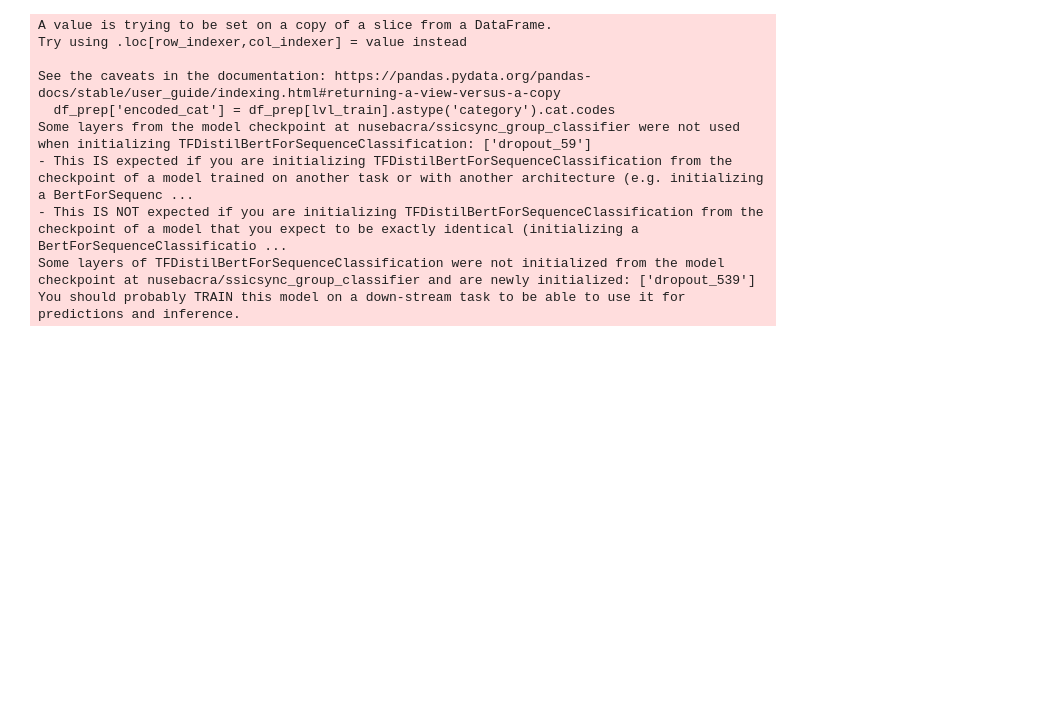
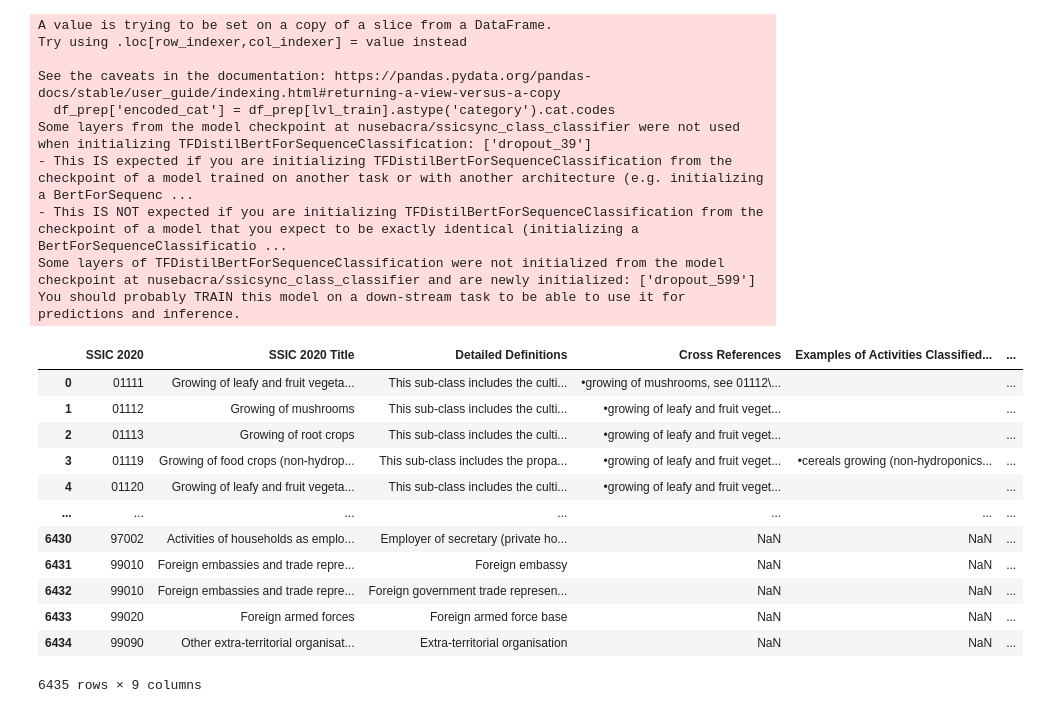
Before and after one commit to yorwel/ssicsync, a Jupyter notebook: 2. Model Load & Test.ipynb, the cells around one changed output. Drawn from its saved outputs; the diff is of its cells as text; code cells hidden in the pictures; blank space fills up the shorter version.

```diff
--- a/2. Model Load & Test.ipynb
+++ b/2. Model Load & Test.ipynb
@@ -12,7 +12,7 @@ import tensorflow as tf
 # 4. 'Class'
 # 5. 'Subclass'
 
-level = 'Group'
+level = 'Class'
 topn = 3
 ####################################################################################################
 
@@ -185,7 +185,7 @@ vdf = pd.read_excel(vdf_filepath, dtype = str)
 vdf = vdf.merge(list_df[['UEN', 'ssic_code', 'ssic_code2', 'Section', 'Division', 'Group', 'Class', 'Sub-class', 'Section2', 'Division2', 'Group2', 'Class2', 'Sub-class2']], left_on='UEN Number', right_on='UEN', how='left')
 
 # # Replace empty strings with NaN
-# vdf = vdf.replace('', pd.NA)
+vdf = vdf.replace('', None)
 # # Drop rows with any NaN values
 # vdf = vdf.dropna()
 
@@ -274,11 +274,27 @@ Try using .loc[row_indexer,col_indexer] = value instead
 
 See the caveats in the documentation: https://pandas.pydata.org/pandas-docs/stable/user_guide/indexing.html#returning-a-view-versus-a-copy
   df_prep['encoded_cat'] = df_prep[lvl_train].astype('category').cat.codes
-Some layers from the model checkpoint at nusebacra/ssicsync_group_classifier were not used when initializing TFDistilBertForSequenceClassification: ['dropout_59']
+Some layers from the model checkpoint at nusebacra/ssicsync_class_classifier were not used when initializing TFDistilBertForSequenceClassification: ['dropout_39']
 - This IS expected if you are initializing TFDistilBertForSequenceClassification from the checkpoint of a model trained on another task or with another architecture (e.g. initializing a BertForSequenc ...
 - This IS NOT expected if you are initializing TFDistilBertForSequenceClassification from the checkpoint of a model that you expect to be exactly identical (initializing a BertForSequenceClassificatio ...
-Some layers of TFDistilBertForSequenceClassification were not initialized from the model checkpoint at nusebacra/ssicsync_group_classifier and are newly initialized: ['dropout_539']
+Some layers of TFDistilBertForSequenceClassification were not initialized from the model checkpoint at nusebacra/ssicsync_class_classifier and are newly initialized: ['dropout_599']
 You should probably TRAIN this model on a down-stream task to be able to use it for predictions and inference.
+# %%
+ssic_5
+# %% [output]
+|  | SSIC 2020 | SSIC 2020 Title | Detailed Definitions | Cross References | Examples of Activities Classified... | ... |
+| 0 | 01111 | Growing of leafy and fruit vegeta... | This sub-class includes the culti... | •growing of mushrooms, see 01112\... |  | ... |
+| 1 | 01112 | Growing of mushrooms | This sub-class includes the culti... | •growing of leafy and fruit veget... |  | ... |
+| 2 | 01113 | Growing of root crops | This sub-class includes the culti... | •growing of leafy and fruit veget... |  | ... |
+| 3 | 01119 | Growing of food crops (non-hydrop... | This sub-class includes the propa... | •growing of leafy and fruit veget... | •cereals growing (non-hydroponics... | ... |
+| 4 | 01120 | Growing of leafy and fruit vegeta... | This sub-class includes the culti... | •growing of leafy and fruit veget... |  | ... |
+| ... | ... | ... | ... | ... | ... | ... |
+| 6430 | 97002 | Activities of households as emplo... | Employer of secretary (private ho... | NaN | NaN | ... |
+| 6431 | 99010 | Foreign embassies and trade repre... | Foreign embassy | NaN | NaN | ... |
+| 6432 | 99010 | Foreign embassies and trade repre... | Foreign government trade represen... | NaN | NaN | ... |
+| 6433 | 99020 | Foreign armed forces | Foreign armed force base | NaN | NaN | ... |
+| 6434 | 99090 | Other extra-territorial organisat... | Extra-territorial organisation | NaN | NaN | ... |
+6435 rows × 9 columns
 # %%
 import pandas as pd
 import matplotlib.pyplot as plt
```
Also changed, not shown: parts of 6 cells of this notebook, 2 other files.
